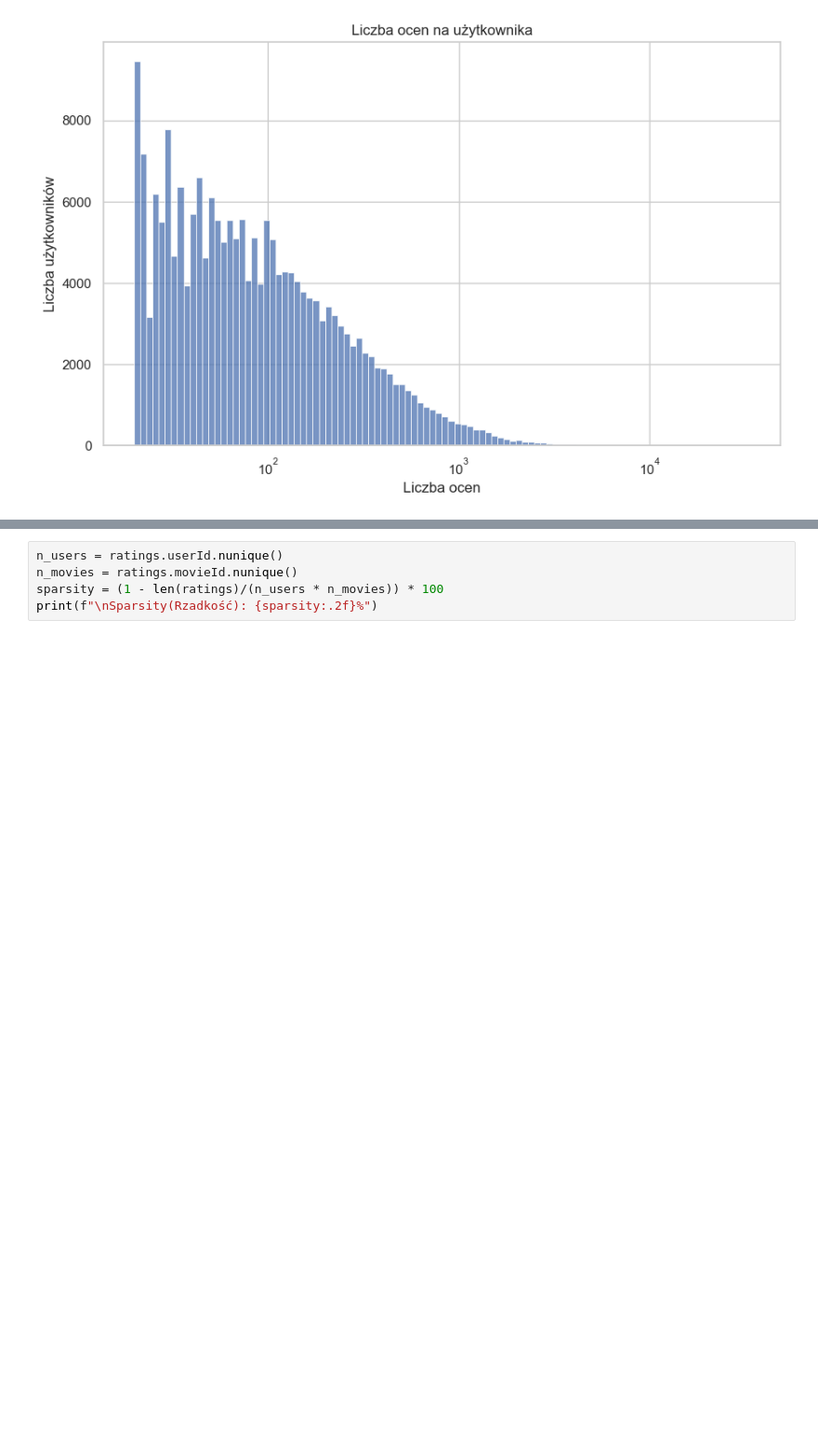
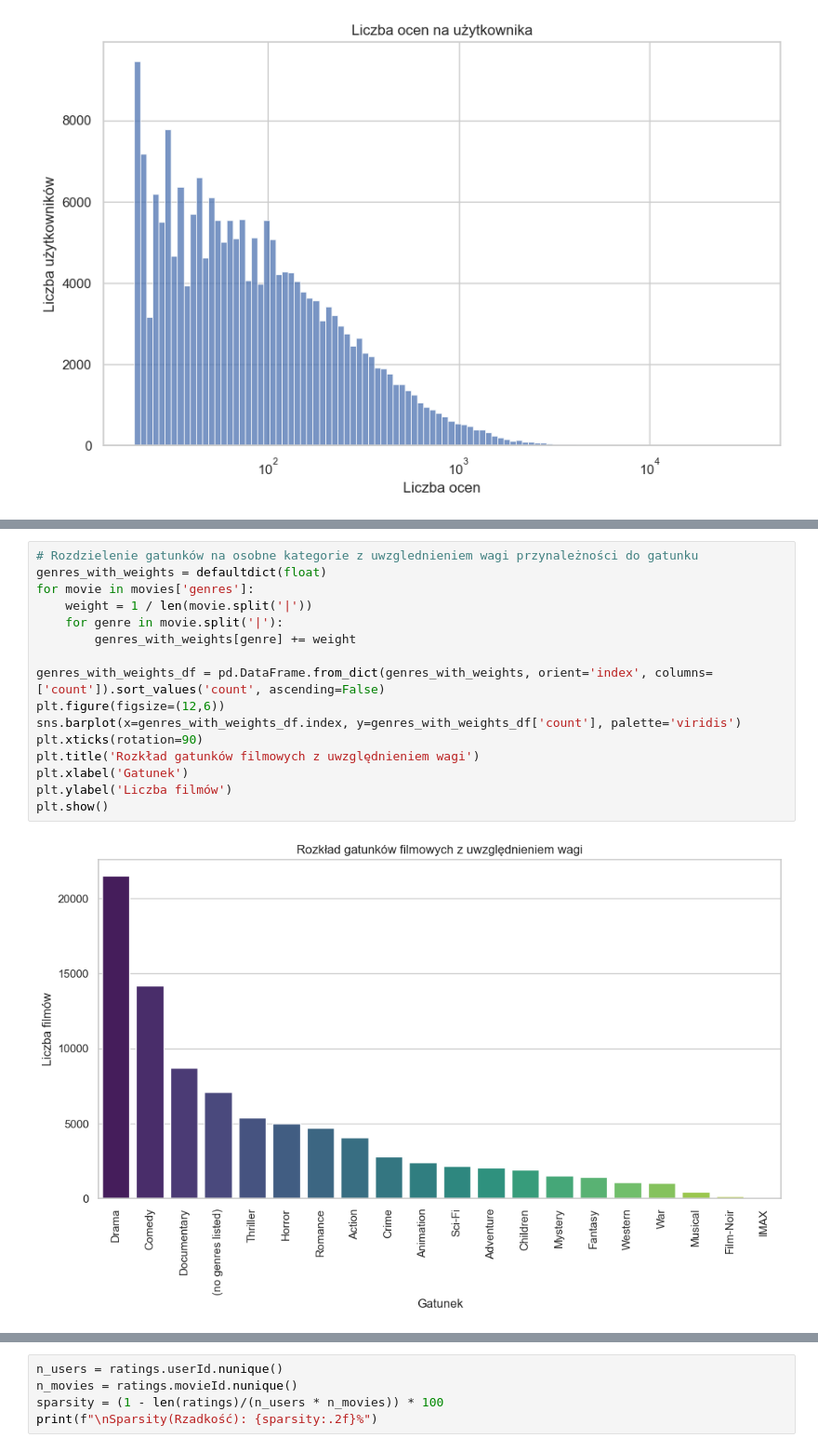
Before and after one commit to p10tr13/movie_recommender, a Jupyter notebook: notebooks/eda.ipynb, the cells around one changed output, grey strips where cells are left out. Shown at 93% size. Drawn from its saved outputs; the diff is of its cells as text; blank space fills up the shorter version.

```diff
--- a/notebooks/eda.ipynb
+++ b/notebooks/eda.ipynb
@@ -140 +165,19 @@ plt.show()
+# %%
+# Rozdzielenie gatunków na osobne kategorie z uwzglednieniem wagi przynależności do gatunku
+genres_with_weights = defaultdict(float)
+for movie in movies['genres']:
+    weight = 1 / len(movie.split('|'))
+    for genre in movie.split('|'):
+        genres_with_weights[genre] += weight
+
+genres_with_weights_df = pd.DataFrame.from_dict(genres_with_weights, orient='index', columns=['count']).sort_values('count', ascending=False)
+plt.figure(figsize=(12,6))
+sns.barplot(x=genres_with_weights_df.index, y=genres_with_weights_df['count'], palette='viridis')
+plt.xticks(rotation=90)
+plt.title('Rozkład gatunków filmowych z uwzględnieniem wagi')
+plt.xlabel('Gatunek')
+plt.ylabel('Liczba filmów')
+plt.show()
+# %% [output]
+[figure, added]
 # %% [markdown]
```
Also changed, not shown: parts of 38 cells of this notebook.
